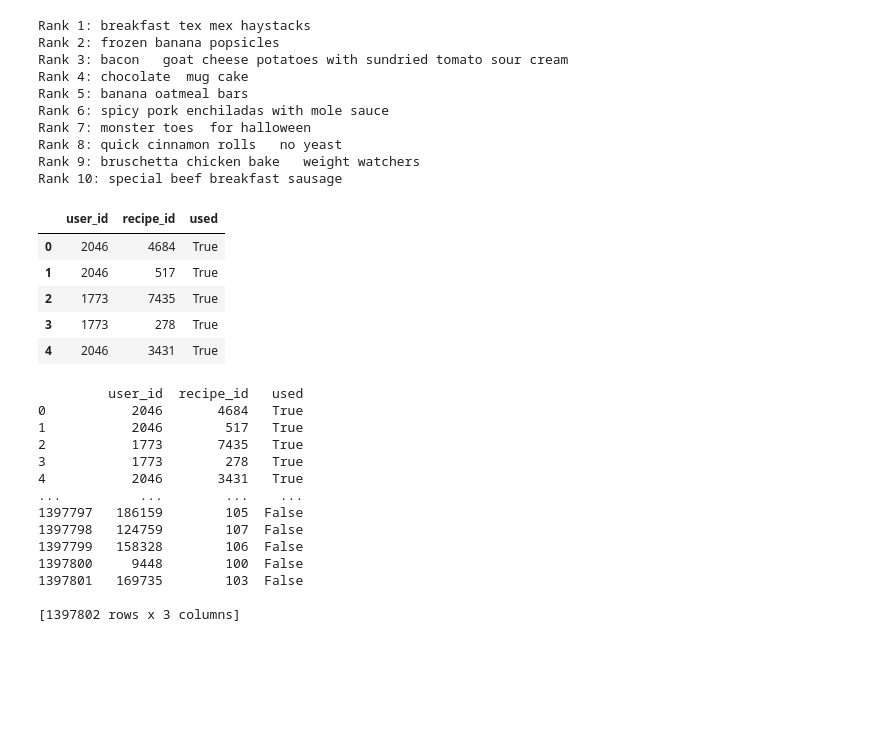
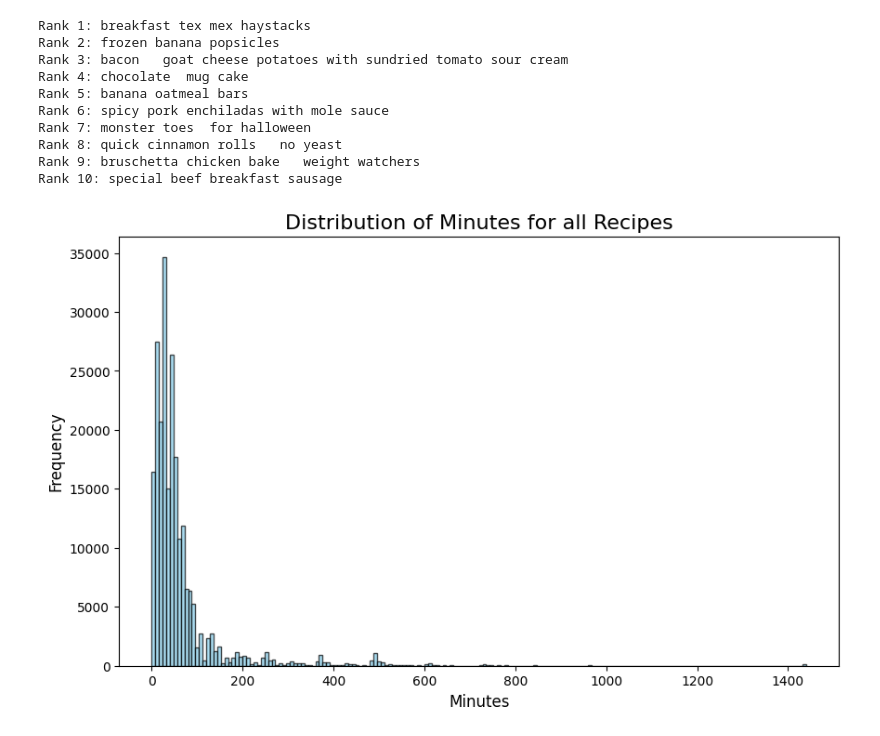
Before and after one commit to SatvikS7/Recipe-Recommender, a Jupyter notebook: EDA.ipynb, the cells around one changed output. Saved outputs shown, nothing was run; the diff lists cells and outputs as text; code cells hidden in the pictures; blank space fills up the shorter version.

```diff
--- a/EDA.ipynb
+++ b/EDA.ipynb
@@ -34,4 +33,9 @@ def convToMap(data, value_cols):
             for col in value_cols:
                 value_map_mult[row['id']].append(row[col])
         return value_map_mult
+# %%
+# Cleaning raw recipe to remove recipes that take longer than 1 day, have more than 25 steps, and more than 40 ingredients
+df_rr_clean = df_raw_recipes[df_raw_recipes['minutes'] <= 1440]
+df_rr_clean = df_rr_clean[df_rr_clean['n_ingredients'] <= 25]
+df_rr_clean = df_rr_clean[df_rr_clean['n_steps'] <= 40]
 # %%
@@ -254,44 +163,25 @@ df_train_recc['used'] = True
-# %%
-df_train_recc.head()
-# %% [output]
-|  | user_id | recipe_id | used |
-| 0 | 2046 | 4684 | True |
-| 1 | 2046 | 517 | True |
-| 2 | 1773 | 7435 | True |
-| 3 | 1773 | 278 | True |
-| 4 | 2046 | 3431 | True |
 # %%
-all_users = df_train_recc['user_id'].unique()
-all_recipes = range(100, 110)  # Assume recipe IDs are in this range for the example
+'''
+def createNegativeData(data):
+    all_users = data['user_id'].unique()
+    all_recipes = range(100, 110)  # Assume recipe IDs are in this range for the example
 
-# Create a set of existing user-recipe pairs
-existing_pairs = set(zip(df_train_recc['user_id'], df_train_recc['recipe_id']))
-num_negative_samples = len(df_train_recc)
+    # Create a set of existing user-recipe pairs
+    existing_pairs = set(zip(data['user_id'], data['recipe_id']))
+    num_negative_samples = len(data)
 
-negative_samples = []
-while len(negative_samples) < num_negative_samples:
-    user = np.random.choice(all_users)
-    recipe = np.random.choice(all_recipes)
-    if (user, recipe) not in existing_pairs:  # Ensure the pair doesn't already exist
-        negative_samples.append((user, recipe, False))
+    negative_samples = []
+    while len(negative_samples) < num_negative_samples:
+        user = np.random.choice(all_users)
+        recipe = np.random.choice(all_recipes)
+        if (user, recipe) not in existing_pairs:  # Ensure the pair doesn't already exist
+            negative_samples.append((user, recipe, False))
 
-# Convert negative samples to a DataFrame
-negative_data = pd.DataFrame(negative_samples, columns=['user_id', 'recipe_id', 'used'])
+    # Convert negative samples to a DataFrame
+    negative_data = pd.DataFrame(negative_samples, columns=['user_id', 'recipe_id', 'made'])
 
-# Combine positive and negative data
-balanced_data = pd.concat([df_train_recc, negative_data], ignore_index=True)
+    # Combine positive and negative data
+    balanced_data = pd.concat([data, negative_data], ignore_index=True)
+
+    return balanced_data
+'''
-# %% [output]
-         user_id  recipe_id   used
-0           2046       4684   True
-1           2046        517   True
-2           1773       7435   True
-3           1773        278   True
-4           2046       3431   True
-...          ...        ...    ...
-1397797   186159        105  False
-1397798   124759        107  False
-1397799   158328        106  False
-1397800     9448        100  False
-1397801   169735        103  False
-
-[1397802 rows x 3 columns]
@@ -298,11 +203,12 @@ balanced_data = pd.concat([df_train_recc, negative_data], ignore_index=True)
 # %%
 plt.figure(figsize=(10, 6))
-plt.hist(df_val_clean['rating'], bins=bin_edges, edgecolor='black', color='skyblue', alpha=0.7)
+plt.hist(df_rr_clean['minutes'], bins=180, edgecolor='black', color='skyblue', alpha=0.7)
 
 # Adding titles and labels
-plt.title('Distribution of Ratings for Test Data', fontsize=16)
-plt.xticks(range(0, 6))
-plt.xlabel('Rating', fontsize=12)
+plt.title('Distribution of Minutes for all Recipes', fontsize=16)
+plt.xlabel('Minutes', fontsize=12)
 plt.ylabel('Frequency', fontsize=12)
 # Show the plot
 plt.show()
+# %% [output]
+[figure, added]
```
Also changed, not shown: parts of 29 cells of this notebook.
